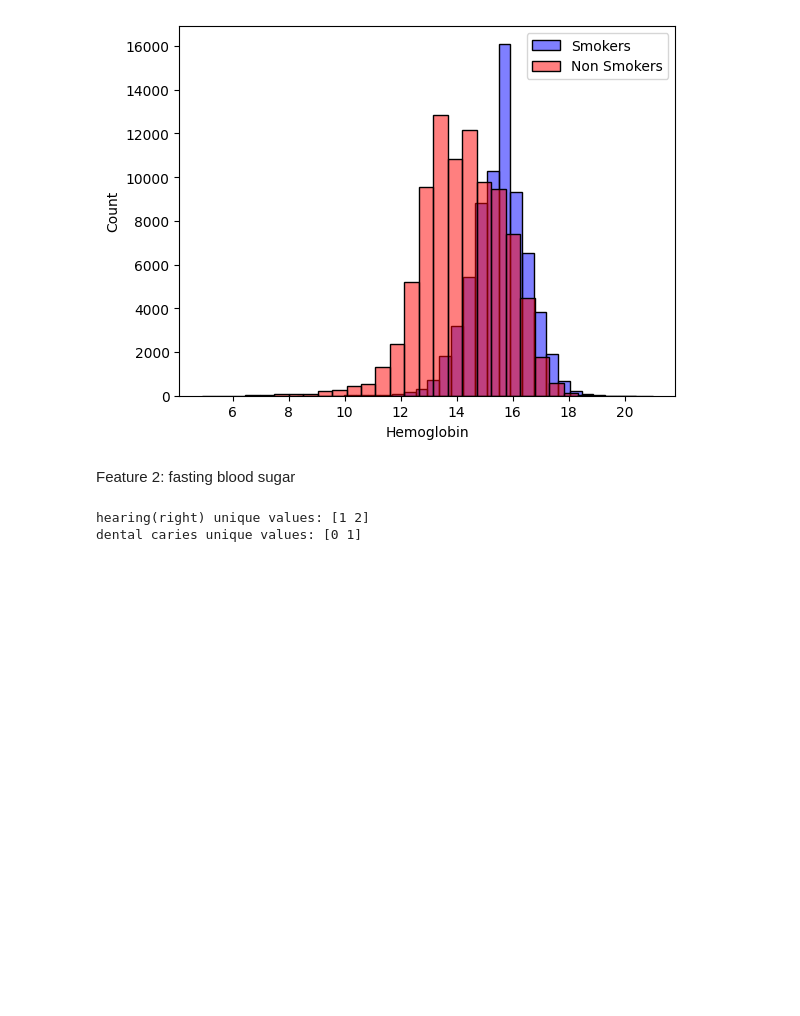
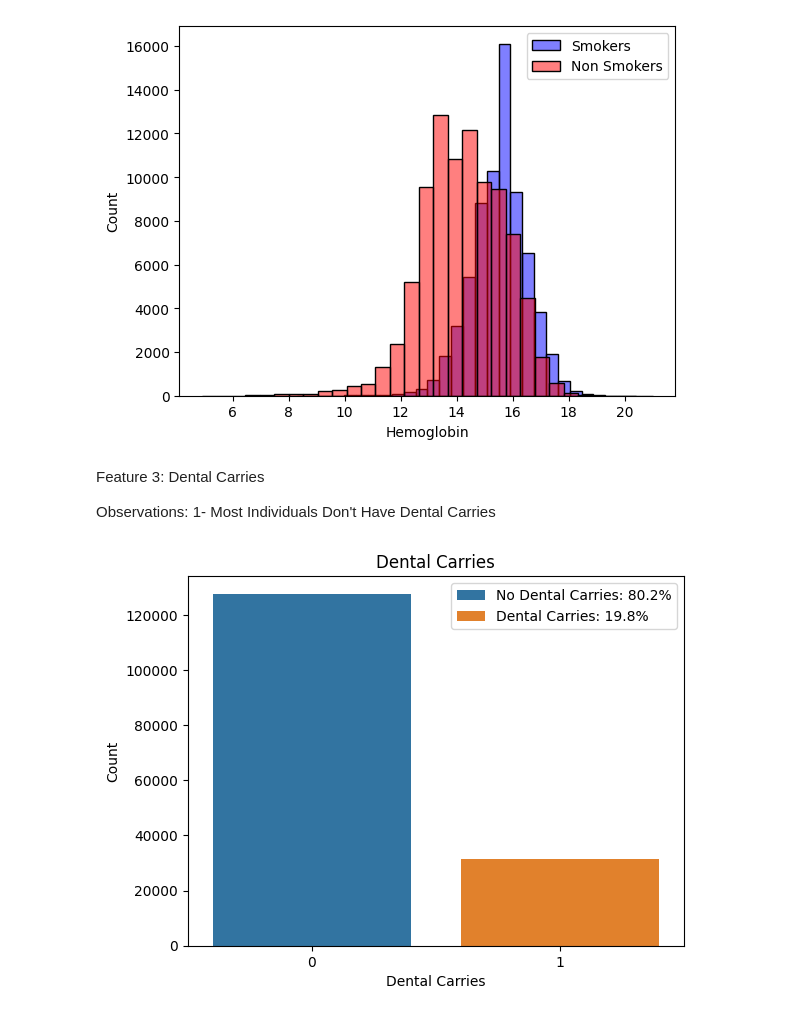
Before and after one commit to ahmedoy/SmokingData-Classification, a Jupyter notebook: data_analysis.ipynb, the cells around one changed output. Cells and saved outputs as stored; diff of their text form; code cells hidden in the pictures; blank space fills up the shorter version.

Commit message:
Dental Carries Univariate

```diff
--- a/data_analysis.ipynb
+++ b/data_analysis.ipynb
@@ -221,11 +225,26 @@ plt.legend()
 plt.show()
 # %% [output]
 [figure]
-# %% [markdown]
-Feature 2: fasting blood sugar
-# %%
-print("hearing(right) unique values:", df['hearing(right)'].unique())
-print("dental caries unique values:", df['dental caries'].unique())
-# %% [output]
-hearing(right) unique values: [1 2]
-dental caries unique values: [0 1]
+# %% [markdown]
+Feature 3: Dental Carries
+
+Observations:
+1- Most Individuals Don't Have Dental Carries
+# %%
+# Analyzing Dental Carries Feature without information about the target
+
+dental_feature = df[["dental caries"]]
+dental_carries_percentage = 100 * len(df[df["dental caries"]==1]) / num_samples
+no_dental_carries_percentage = 100 * len(df[df["dental caries"]== 0]) / num_samples
+
+
+
+# Histogram for Dental Carries Feature
+sns.countplot(x="dental caries", data=df, hue="dental caries")
+plt.xlabel('Dental Carries')
+plt.ylabel('Count')
+plt.title('Dental Carries')
+plt.legend(labels=[f'No Dental Carries: {round(no_dental_carries_percentage,2)}%',  f"Dental Carries: {round(dental_carries_percentage,2)}%"])
+plt.show()
+# %% [output]
+[figure, added]
```
Also changed, not shown: parts of 7 cells of this notebook.
